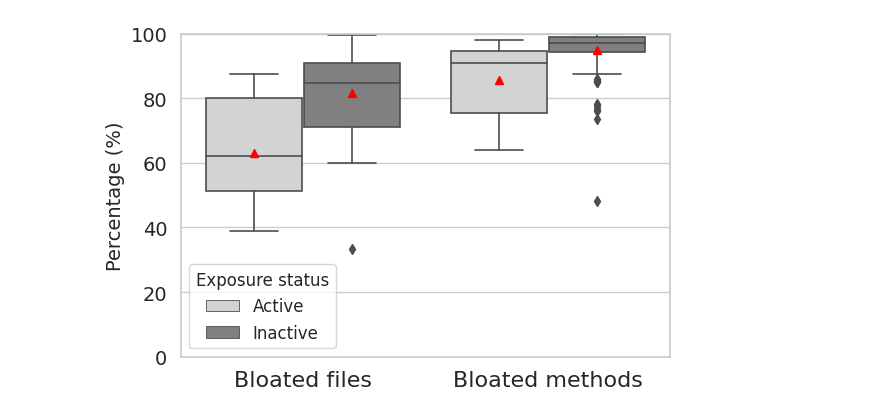
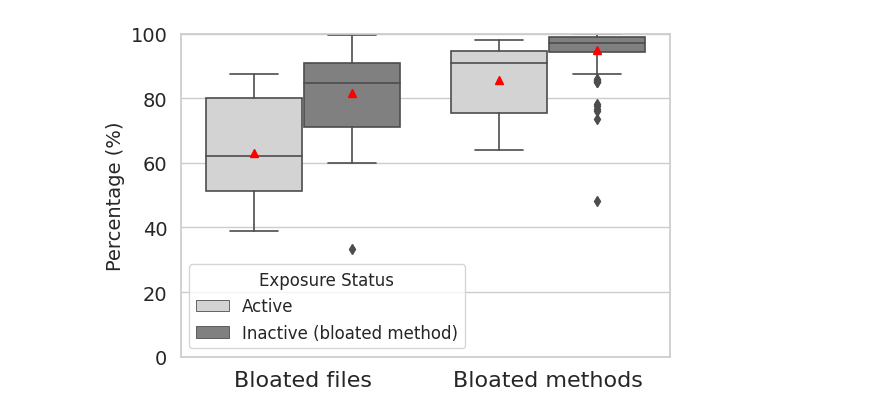
Before and after one commit to gdrosos/bloat-study-artifact, a Jupyter notebook: analysis/rq2b.ipynb, the cells around one changed output. Drawn from its saved outputs; the diff is of its cells as text; code cells hidden in the pictures.

```diff
--- a/analysis/rq2b.ipynb
+++ b/analysis/rq2b.ipynb
@@ -31,35 +31,42 @@ rename_dict = {
         'percentage_bloated_files': 'Bloated files',
 
 
 }
 
 # Melt the DataFrame
 df_melted = df[metrics_count + ['Status']].melt(id_vars='Status', var_name='metric', value_name='value')
 
 # Map the metric names to more readable ones
 df_melted['metric'] = df_melted['metric'].map(rename_dict)
 # df_melted['Status'] = df_melted['Status'].map({'active': 'Active Exposure', 'inactive': 'Inactive Exposure'})
 
 df_melted['value'] = df_melted['value'] * 100  # Convert fractions to percentages
 hue_order = ['Active', 'Inactive']
 
 # Plot
 ax = sns.boxplot(data=df_melted, x="metric", y="value", hue="Status",
                  orient='v', linewidth=1.2, palette=['lightgrey', 'grey'],
                  showmeans=True,
                  meanprops={"marker":"^","markerfacecolor":"red", "markeredgecolor":"red"},
                  hue_order=hue_order)
 
 
-ax.legend(title="Exposure status", frameon=True, prop={"size": 12})
+handles, labels = ax.get_legend_handles_labels()
+
+# Modify the label text where necessary
+for i, label in enumerate(labels):
+    if label == 'Inactive':
+        labels[i] = 'Inactive (bloated method)'
+
+ax.legend(handles, labels, title="Exposure Status", frameon=True, prop={"size": 12})
 plt.ylim([0, 100])
 plt.xlabel("")
 plt.ylabel("Percentage (%)")
 plt.tight_layout()
 plt.savefig('figures/rq2b.pdf', bbox_inches='tight',)
 plt.show()
 # %% [output]
-[figure, old version]
+[figure, new version]
 # %%
 mean= df_melted.groupby(['metric', 'Status'])['value'].mean().reset_index()
 # %%
```
Also changed, not shown: parts of 1 cell of this notebook, 1 other file.
